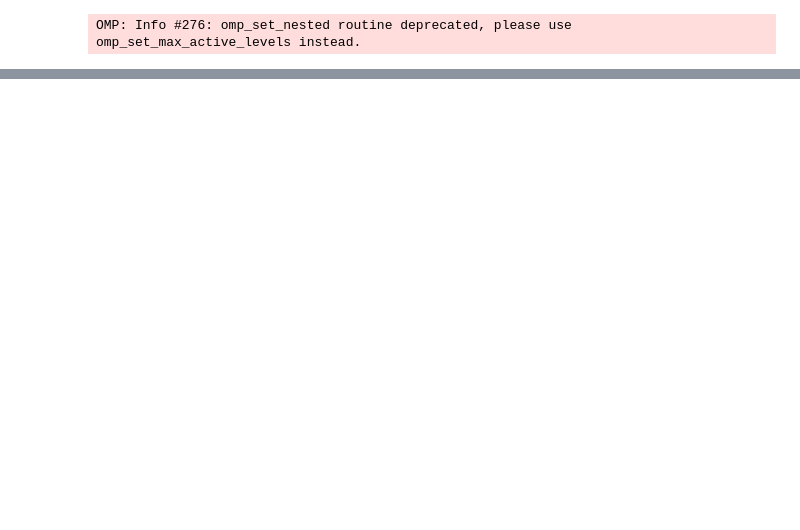
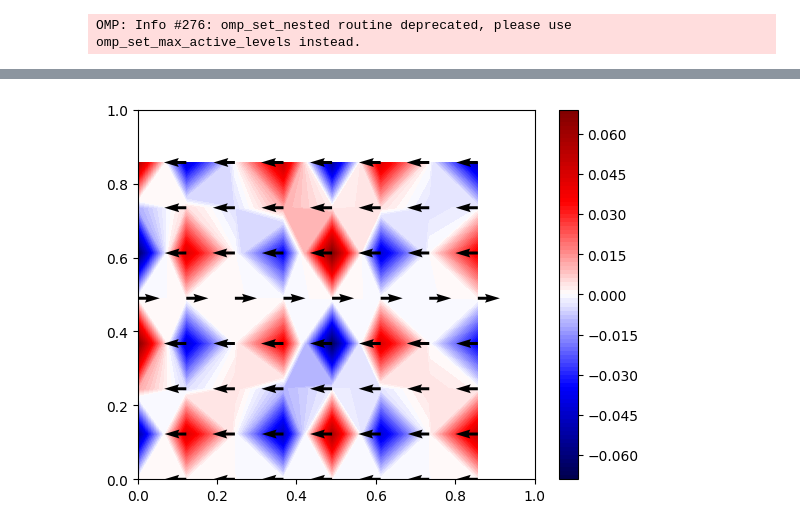
Before and after one commit to leolettuce/QIFS, a Jupyter notebook: 2D_TDJ/MPS_simulation.ipynb, the cells around one changed output, grey strips where cells are left out. Cells and saved outputs as stored; diff of their text form; code cells hidden in the pictures; blank space fills up the shorter version.

```diff
--- a/2D_TDJ/MPS_simulation.ipynb
+++ b/2D_TDJ/MPS_simulation.ipynb
@@ -829,0 +1183,25 @@ test_2 = Diff_2_8_x.apply(MPS_U_quimb).draw()
+# %%
+# Create field
+n_bits = 3
+n = n_bits
+N = 2**n_bits
+L = 1
+chi = N
+
+# Initial conditions
+y_min = 0.4
+y_max = 0.6
+h = 1/200
+u_max = 1
+epsilon = 1e-3
+
+# Set timesteps
+dt = 0.1*2**-(n_bits-1)
+T = 10
+
+# Set penalty factor for breach of incompressibility condition
+dx = 2**-n_bits-1
+lam = dx**2 * 10**4
+Re = 200*1e3
+# %%
+U_init, V_init, U_init_, V_init_ = build2DExampleMPS(n_bits, L, chi, T)
@@ -829,0 +1301,4 @@ test_2 = Diff_2_8_x.apply(MPS_U_quimb).draw()
+# %%
+plot(U_init, V_init, full=True)
+# %% [output]
+[figure, added]
```
Also changed, not shown: parts of 32 cells of this notebook, 2 other files.
